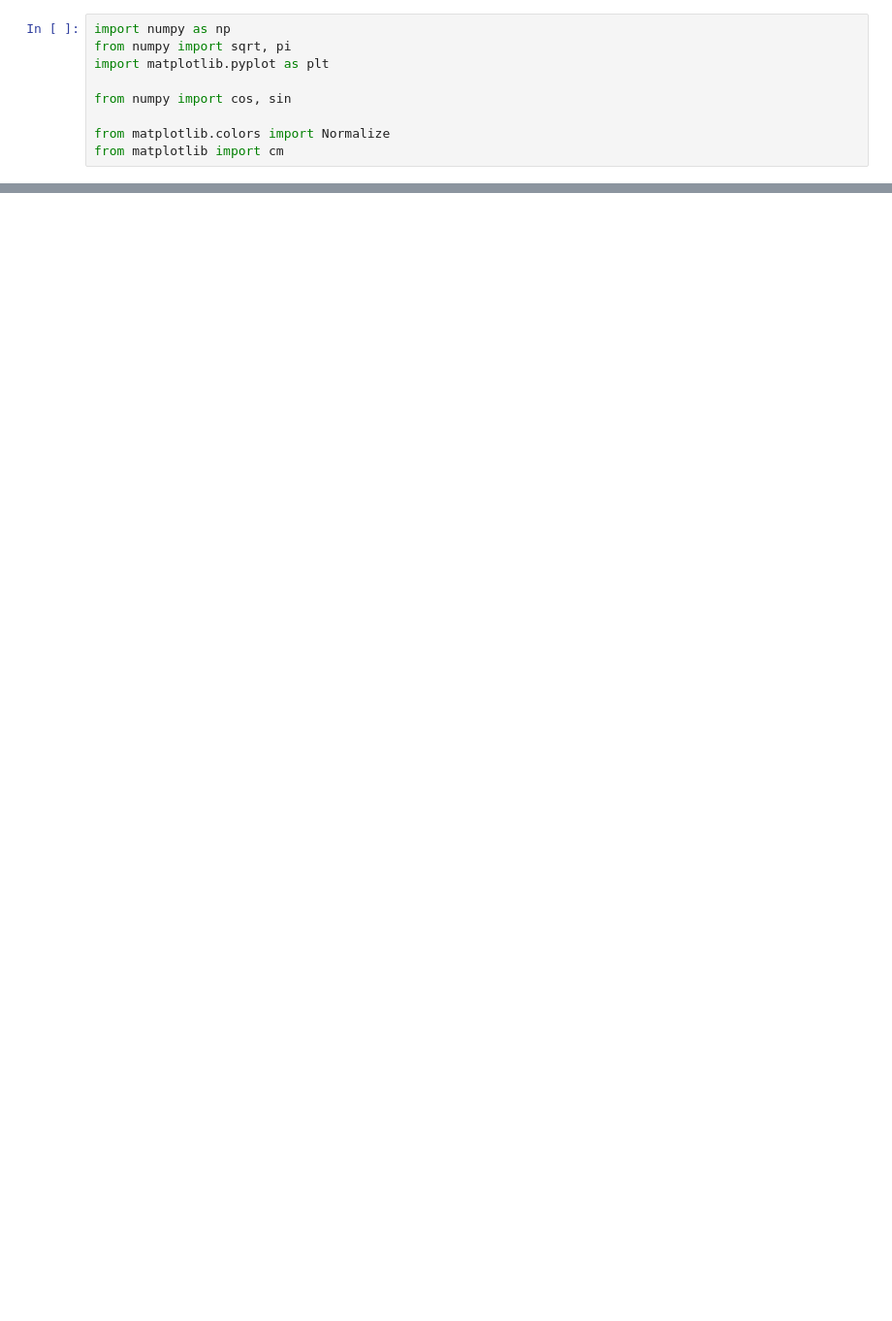
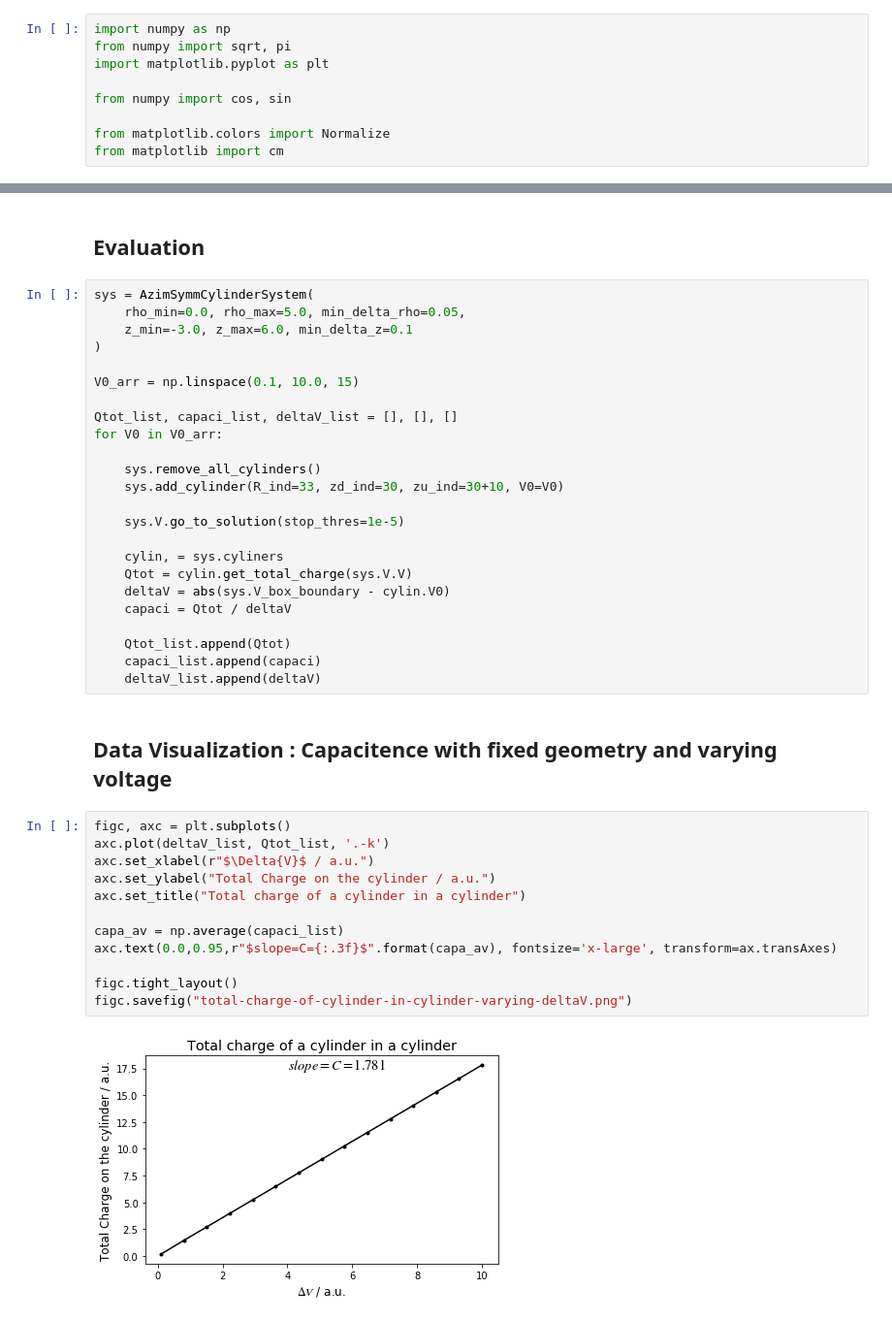
Before and after one commit to jam31118/2019-fall-em, a Jupyter notebook: laplace-cylindrical/single-cylinder/cylinder-on-grid.ipynb, the cells around one changed output, grey strips where cells are left out. Shown at 97% size. Saved outputs shown, nothing was run; the diff lists cells and outputs as text; blank space fills up the shorter version.

```diff
--- a/laplace-cylindrical/single-cylinder/cylinder-on-grid.ipynb
+++ b/laplace-cylindrical/single-cylinder/cylinder-on-grid.ipynb
@@ -378,0 +364,42 @@ single-cylinder-V0=1.000-test-0.png
+# %% [markdown]
+## Evaluation
+# %%
+sys = AzimSymmCylinderSystem(
+    rho_min=0.0, rho_max=5.0, min_delta_rho=0.05,
+    z_min=-3.0, z_max=6.0, min_delta_z=0.1
+)
+
+V0_arr = np.linspace(0.1, 10.0, 15)
+
+Qtot_list, capaci_list, deltaV_list = [], [], []
+for V0 in V0_arr:
+
+    sys.remove_all_cylinders()
+    sys.add_cylinder(R_ind=33, zd_ind=30, zu_ind=30+10, V0=V0)
+
+    sys.V.go_to_solution(stop_thres=1e-5)
+
+    cylin, = sys.cyliners
+    Qtot = cylin.get_total_charge(sys.V.V)
+    deltaV = abs(sys.V_box_boundary - cylin.V0)
+    capaci = Qtot / deltaV
+
+    Qtot_list.append(Qtot)
+    capaci_list.append(capaci)
+    deltaV_list.append(deltaV)
+# %% [markdown]
+## Data Visualization : Capacitence with fixed geometry and varying voltage
+# %%
+figc, axc = plt.subplots()
+axc.plot(deltaV_list, Qtot_list, '.-k')
+axc.set_xlabel(r"$\Delta{V}$ / a.u.")
+axc.set_ylabel("Total Charge on the cylinder / a.u.")
+axc.set_title("Total charge of a cylinder in a cylinder")
+
+capa_av = np.average(capaci_list)
+axc.text(0.0,0.95,r"$slope=C={:.3f}$".format(capa_av), fontsize='x-large', transform=ax.transAxes)
+
+figc.tight_layout()
+figc.savefig("total-charge-of-cylinder-in-cylinder-varying-deltaV.png")
+# %% [output]
+[figure, added]
```
Also changed, not shown: parts of 56 cells of this notebook.
